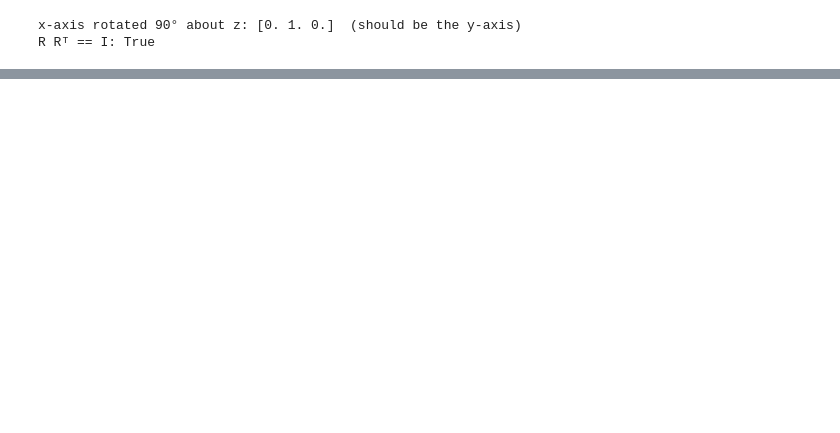
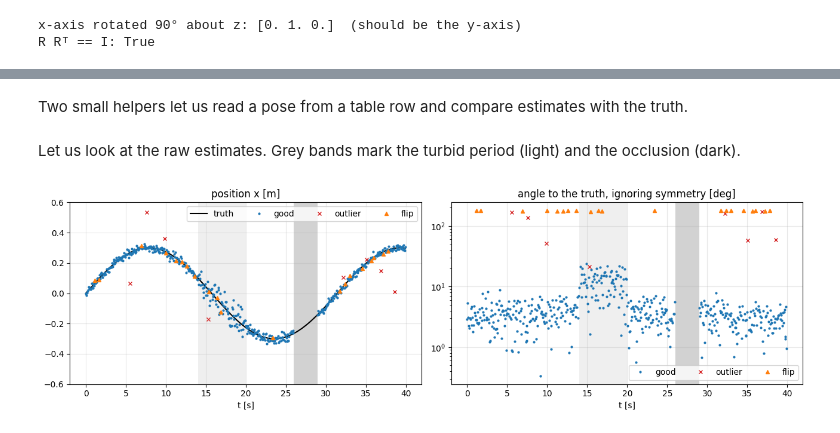
Before and after one commit to prakashmakvana/eskf-tutorial, a Jupyter notebook: ESKF_tutorial.ipynb, the cells around one changed output, grey strips where cells are left out. Cells and saved outputs as stored; diff of their text form; code cells hidden in the pictures; blank space fills up the shorter version.

Commit message:
Rewrite tutorial around temporally consistent 6D pose estimation

```diff
--- a/ESKF_tutorial.ipynb
+++ b/ESKF_tutorial.ipynb
@@ -968,0 +337,10 @@ On real data, NIS is the tool you have, because it needs no ground truth.
+# %%
+cfg = SimConfig()
+truth, estimates = simulate(cfg)
+
+os.makedirs("data", exist_ok=True)
+truth.to_csv("data/ground_truth.csv", index=False, float_format="%.9f")
+estimates.to_csv("data/pose_estimates.csv", index=False, float_format="%.9f")
+
+print(f"{len(estimates)} frames:", estimates.kind.value_counts().to_dict())
+estimates.head()
@@ -968,0 +355,40 @@ On real data, NIS is the tool you have, because it needs no ground truth.
+# %% [markdown]
+Two small helpers let us read a pose from a table row and compare estimates with the truth.
+# %%
+def pose_at(table, k):
+    """(p, q) at row k of the truth or estimates table."""
+    return (table.loc[k, ["px", "py", "pz"]].to_numpy(dtype=float),
+            table.loc[k, ["qw", "qx", "qy", "qz"]].to_numpy(dtype=float))
+
+
+t = truth.t.to_numpy()
+P_TRUE = truth[["px", "py", "pz"]].to_numpy()
+Q_TRUE = truth[["qw", "qx", "qy", "qz"]].to_numpy()
+P_RAW = estimates[["px", "py", "pz"]].to_numpy()
+Q_RAW = estimates[["qw", "qx", "qy", "qz"]].to_numpy()
+VALID = estimates.valid.to_numpy(dtype=bool)
+KIND = estimates.kind.to_numpy()
+# %% [markdown]
+Let us look at the raw estimates. Grey bands mark the turbid period (light) and the occlusion (dark).
+# %%
+def shade(ax):
+    ax.axvspan(*cfg.turbid, color="grey", alpha=0.12, lw=0)
+    ax.axvspan(*cfg.occlusion, color="grey", alpha=0.35, lw=0)
+
+
+raw_rot_err = np.array([rotation_angle_deg(Q_RAW[k], Q_TRUE[k]) if VALID[k] else np.nan for k in range(len(t))])
+
+fig, axs = plt.subplots(1, 2, figsize=(13, 4))
+axs[0].plot(t, P_TRUE[:, 0], "k", lw=1.5, label="truth")
+for kind, style in [("good", "C0."), ("outlier", "C3x"), ("flip", "C1^")]:
+    m = KIND == kind
+    axs[0].plot(t[m], P_RAW[m, 0], style, ms=4, label=kind)
+axs[0].set_ylim(-0.6, 0.6); axs[0].set_title("position x [m]"); axs[0].legend(ncol=4)
+for kind, style in [("good", "C0."), ("outlier", "C3x"), ("flip", "C1^")]:
+    m = KIND == kind
+    axs[1].semilogy(t[m], raw_rot_err[m], style, ms=4, label=kind)
+axs[1].set_title("angle to the truth, ignoring symmetry [deg]"); axs[1].legend(ncol=3)
+for a in axs: shade(a); a.set_xlabel("t [s]")
+plt.tight_layout()
+# %% [output]
+[figure, added]
```
Also changed, not shown: parts of 176 cells of this notebook, 5 other files.
